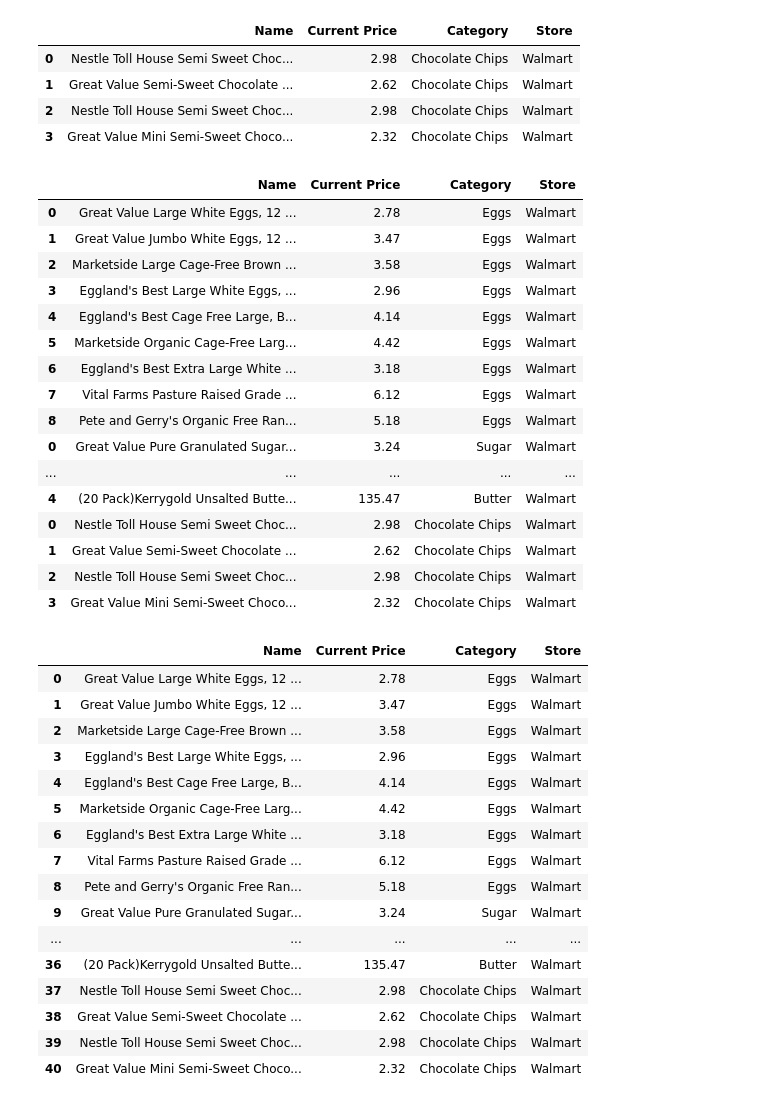
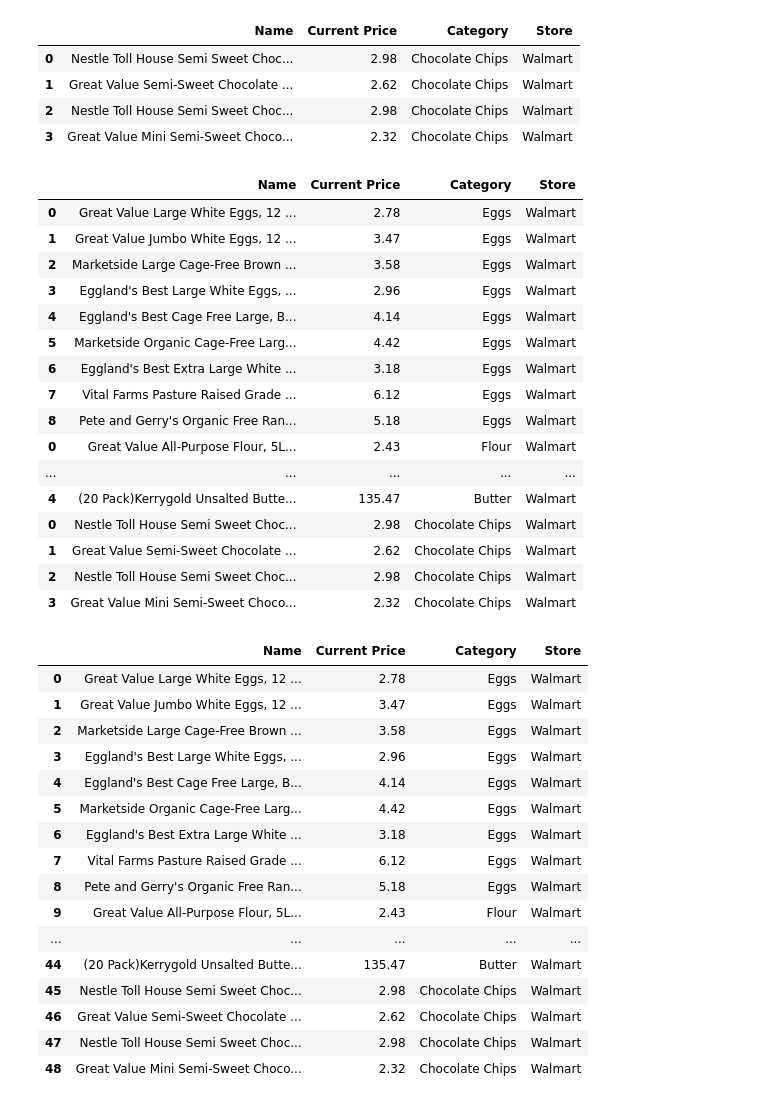
Before and after one commit to AprilHolmes7825/grocery_comparison_project, a Jupyter notebook: Code/walmart.ipynb, the cells around one changed output. Saved outputs shown, nothing was run; the diff lists cells and outputs as text; code cells hidden in the pictures.

Commit message:
corrected final datafram file

```diff
--- a/Code/walmart.ipynb
+++ b/Code/walmart.ipynb
@@ -1348,21 +1330,21 @@ chips_list
 | 2 | Nestle Toll House Semi Sweet Choc... | 2.98 | Chocolate Chips | Walmart |
 | 3 | Great Value Mini Semi-Sweet Choco... | 2.32 | Chocolate Chips | Walmart |
 # %%
-walmart_info = [egg_list, sugar_list, milk_list, vanilla_list, butter_list, chips_list]
+walmart_info = [egg_list, flour_list, sugar_list, milk_list, vanilla_list, butter_list, chips_list]
 walmart_df = pd.concat(walmart_info)
 walmart_df
 # %% [output]
 |  | Name | Current Price | Category | Store |
 | 0 | Great Value Large White Eggs, 12 ... | 2.78 | Eggs | Walmart |
 | 1 | Great Value Jumbo White Eggs, 12 ... | 3.47 | Eggs | Walmart |
 | 2 | Marketside Large Cage-Free Brown ... | 3.58 | Eggs | Walmart |
 | 3 | Eggland's Best Large White Eggs, ... | 2.96 | Eggs | Walmart |
 | 4 | Eggland's Best Cage Free Large, B... | 4.14 | Eggs | Walmart |
 | 5 | Marketside Organic Cage-Free Larg... | 4.42 | Eggs | Walmart |
 | 6 | Eggland's Best Extra Large White ... | 3.18 | Eggs | Walmart |
 | 7 | Vital Farms Pasture Raised Grade ... | 6.12 | Eggs | Walmart |
 | 8 | Pete and Gerry's Organic Free Ran... | 5.18 | Eggs | Walmart |
-| 0 | Great Value Pure Granulated Sugar... | 3.24 | Sugar | Walmart |
+| 0 | Great Value All-Purpose Flour, 5L... | 2.43 | Flour | Walmart |
 | ... | ... | ... | ... | ... |
 | 4 | (20 Pack)Kerrygold Unsalted Butte... | 135.47 | Butter | Walmart |
 | 0 | Nestle Toll House Semi Sweet Choc... | 2.98 | Chocolate Chips | Walmart |
@@ -1383,12 +1365,12 @@ walmart_df
 | 6 | Eggland's Best Extra Large White ... | 3.18 | Eggs | Walmart |
 | 7 | Vital Farms Pasture Raised Grade ... | 6.12 | Eggs | Walmart |
 | 8 | Pete and Gerry's Organic Free Ran... | 5.18 | Eggs | Walmart |
-| 9 | Great Value Pure Granulated Sugar... | 3.24 | Sugar | Walmart |
+| 9 | Great Value All-Purpose Flour, 5L... | 2.43 | Flour | Walmart |
 | ... | ... | ... | ... | ... |
-| 36 | (20 Pack)Kerrygold Unsalted Butte... | 135.47 | Butter | Walmart |
-| 37 | Nestle Toll House Semi Sweet Choc... | 2.98 | Chocolate Chips | Walmart |
-| 38 | Great Value Semi-Sweet Chocolate ... | 2.62 | Chocolate Chips | Walmart |
-| 39 | Nestle Toll House Semi Sweet Choc... | 2.98 | Chocolate Chips | Walmart |
-| 40 | Great Value Mini Semi-Sweet Choco... | 2.32 | Chocolate Chips | Walmart |
+| 44 | (20 Pack)Kerrygold Unsalted Butte... | 135.47 | Butter | Walmart |
+| 45 | Nestle Toll House Semi Sweet Choc... | 2.98 | Chocolate Chips | Walmart |
+| 46 | Great Value Semi-Sweet Chocolate ... | 2.62 | Chocolate Chips | Walmart |
+| 47 | Nestle Toll House Semi Sweet Choc... | 2.98 | Chocolate Chips | Walmart |
+| 48 | Great Value Mini Semi-Sweet Choco... | 2.32 | Chocolate Chips | Walmart |
 # %%
 walmart_df.to_csv('walmart_data.csv')
```
Also changed, not shown: parts of 30 cells of this notebook, 1 other file.
